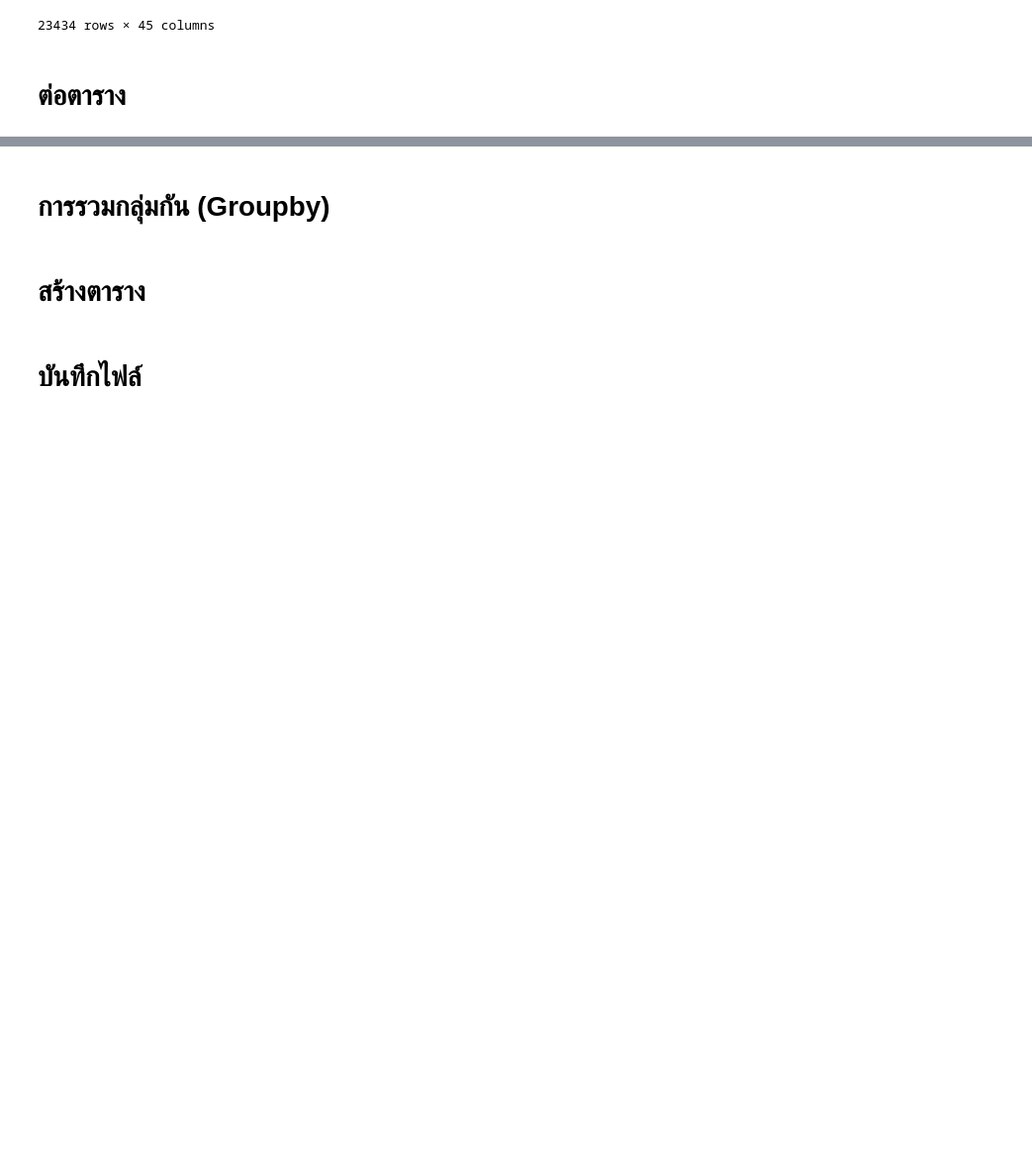
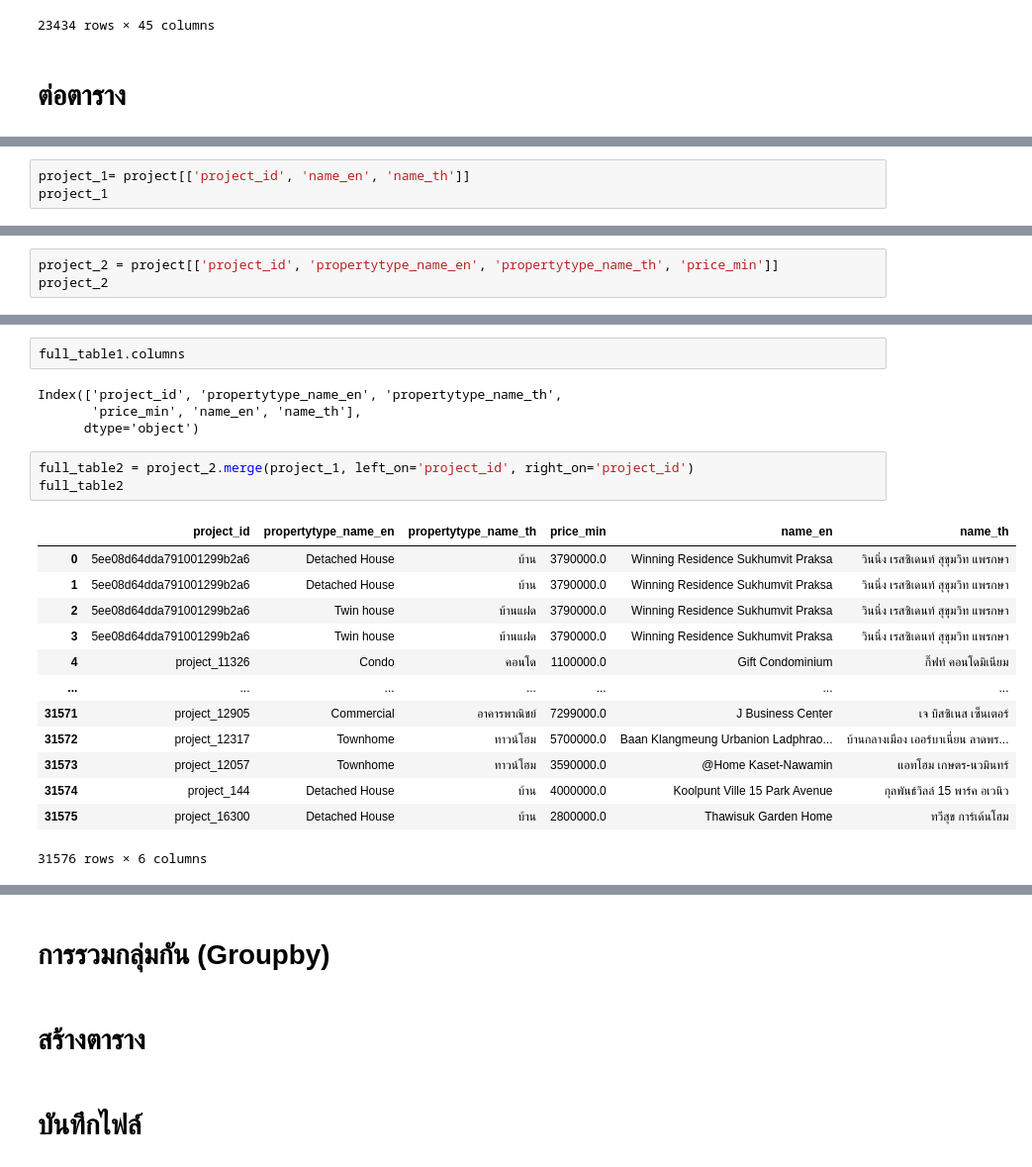
Before and after one commit to Aomaphisara/Python-basics, a Jupyter notebook: Pandas1.ipynb, the cells around one changed output, grey strips where cells are left out. Shown at 99% size. Cells and saved outputs as stored; diff of their text form; blank space fills up the shorter version.

```diff
--- a/Pandas1.ipynb
+++ b/Pandas1.ipynb
@@ -1288,0 +1434,3 @@ project.fillna(method='bfill')
+# %%
+project_1= project[['project_id', 'name_en', 'name_th']]
+project_1
@@ -1288,0 +1451,3 @@ project.fillna(method='bfill')
+# %%
+project_2 = project[['project_id', 'propertytype_name_en', 'propertytype_name_th', 'price_min']]
+project_2
@@ -1288,0 +1480,23 @@ project.fillna(method='bfill')
+# %%
+full_table1.columns
+# %% [output]
+Index(['project_id', 'propertytype_name_en', 'propertytype_name_th',
+       'price_min', 'name_en', 'name_th'],
+      dtype='object')
+# %%
+full_table2 = project_2.merge(project_1, left_on='project_id', right_on='project_id')
+full_table2
+# %% [output]
+|  | project_id | propertytype_name_en | propertytype_name_th | price_min | name_en | name_th |
+| 0 | 5ee08d64dda791001299b2a6 | Detached House | บ้าน | 3790000.0 | Winning Residence Sukhumvit Praksa | วินนิ่ง เรสซิเดนท์ สุขุมวิท แพรกษา |
+| 1 | 5ee08d64dda791001299b2a6 | Detached House | บ้าน | 3790000.0 | Winning Residence Sukhumvit Praksa | วินนิ่ง เรสซิเดนท์ สุขุมวิท แพรกษา |
+| 2 | 5ee08d64dda791001299b2a6 | Twin house | บ้านแฝด | 3790000.0 | Winning Residence Sukhumvit Praksa | วินนิ่ง เรสซิเดนท์ สุขุมวิท แพรกษา |
+| 3 | 5ee08d64dda791001299b2a6 | Twin house | บ้านแฝด | 3790000.0 | Winning Residence Sukhumvit Praksa | วินนิ่ง เรสซิเดนท์ สุขุมวิท แพรกษา |
+| 4 | project_11326 | Condo | คอนโด | 1100000.0 | Gift Condominium | กิ๊ฟท์ คอนโดมิเนียม |
+| ... | ... | ... | ... | ... | ... | ... |
+| 31571 | project_12905 | Commercial | อาคารพาณิชย์ | 7299000.0 | J Business Center | เจ บิสซิเนส เซ็นเตอร์ |
+| 31572 | project_12317 | Townhome | ทาวน์โฮม | 5700000.0 | Baan Klangmeung Urbanion Ladphrao... | บ้านกลางเมือง เออร์บาเนี่ยน ลาดพร... |
+| 31573 | project_12057 | Townhome | ทาวน์โฮม | 3590000.0 | @Home Kaset-Nawamin | แอทโฮม เกษตร-นวมินทร์ |
+| 31574 | project_144 | Detached House | บ้าน | 4000000.0 | Koolpunt Ville 15 Park Avenue | กุลพันธ์วิลล์ 15 พาร์ค อเวนิว |
+| 31575 | project_16300 | Detached House | บ้าน | 2800000.0 | Thawisuk Garden Home | ทวีสุข การ์เด้นโฮม |
+31576 rows × 6 columns
```
Also changed, not shown: parts of 37 cells of this notebook.
